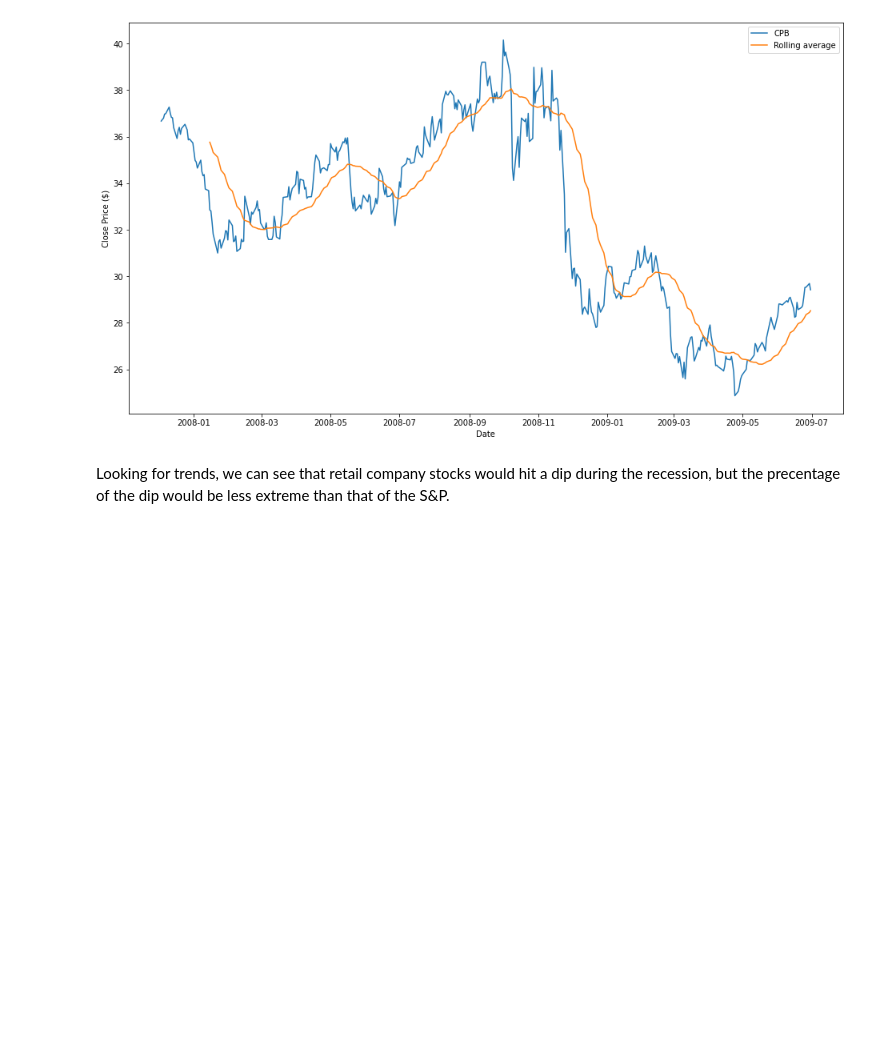
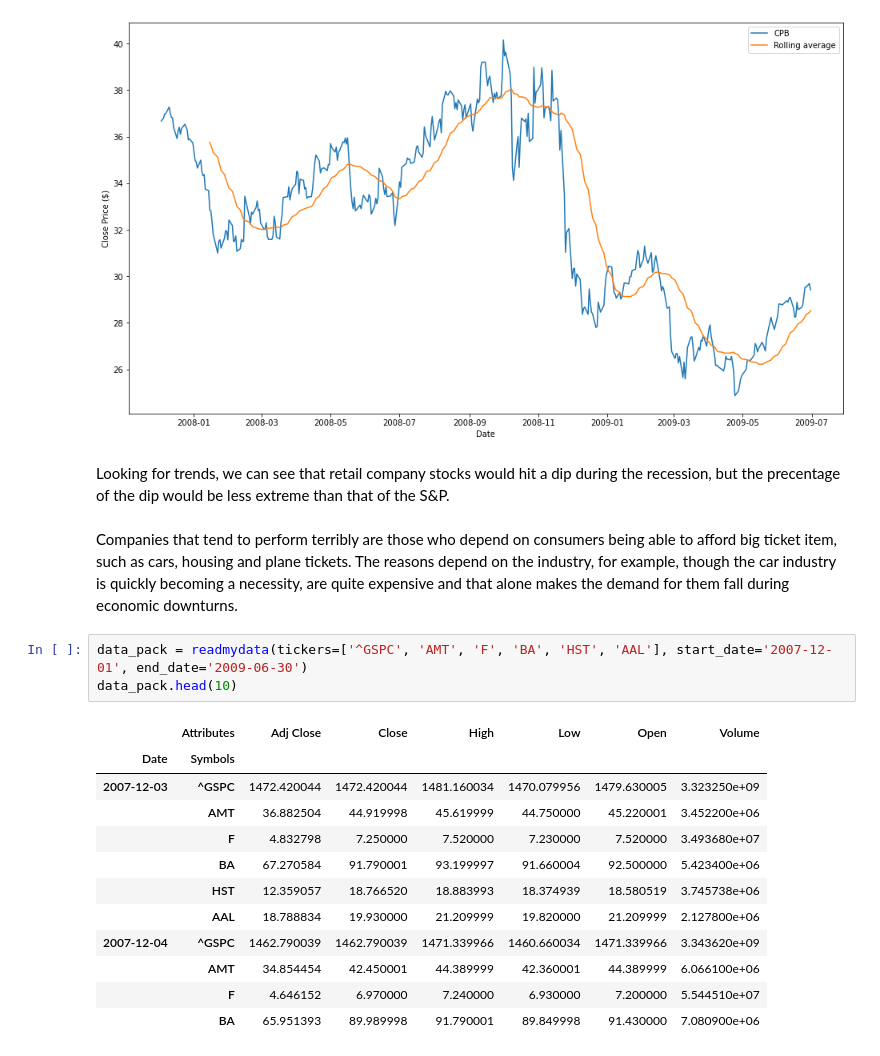
Before and after one commit to BeyeA/Stock-Market-Data-Science, a Jupyter notebook: Recession Proof Stocks.ipynb, the cells around one changed output. Cells and saved outputs as stored; diff of their text form; blank space fills up the shorter version.

```diff
--- a/Recession Proof Stocks.ipynb
+++ b/Recession Proof Stocks.ipynb
@@ -93,3 +93,23 @@ Name: Close, dtype: float64
 # %% [markdown]
 Looking for trends, we can see that retail company stocks would hit a dip during the
 recession, but the precentage of the dip would be less extreme than that of the S&P.
+# %% [markdown]
+Companies that tend to perform terribly are those who depend on consumers being able to afford big ticket item, such as
+cars, housing and plane tickets. The reasons depend on the industry, for example, though the car industry is quickly
+becoming a necessity, are quite expensive and that alone makes the demand for them fall during economic downturns.
+# %%
+data_pack = readmydata(tickers=['^GSPC', 'AMT', 'F', 'BA', 'HST', 'AAL'], start_date='2007-12-01', end_date='2009-06-30')
+data_pack.head(10)
+# %% [output]
+|  | Attributes | Adj Close | Close | High | Low | Open | Volume |
+| Date | Symbols |  |  |  |  |  |  |
+| 2007-12-03 | ^GSPC | 1472.420044 | 1472.420044 | 1481.160034 | 1470.079956 | 1479.630005 | 3.323250e+09 |
+|  | AMT | 36.882504 | 44.919998 | 45.619999 | 44.750000 | 45.220001 | 3.452200e+06 |
+|  | F | 4.832798 | 7.250000 | 7.520000 | 7.230000 | 7.520000 | 3.493680e+07 |
+|  | BA | 67.270584 | 91.790001 | 93.199997 | 91.660004 | 92.500000 | 5.423400e+06 |
+|  | HST | 12.359057 | 18.766520 | 18.883993 | 18.374939 | 18.580519 | 3.745738e+06 |
+|  | AAL | 18.788834 | 19.930000 | 21.209999 | 19.820000 | 21.209999 | 2.127800e+06 |
+| 2007-12-04 | ^GSPC | 1462.790039 | 1462.790039 | 1471.339966 | 1460.660034 | 1471.339966 | 3.343620e+09 |
+|  | AMT | 34.854454 | 42.450001 | 44.389999 | 42.360001 | 44.389999 | 6.066100e+06 |
+|  | F | 4.646152 | 6.970000 | 7.240000 | 6.930000 | 7.200000 | 5.544510e+07 |
+|  | BA | 65.951393 | 89.989998 | 91.790001 | 89.849998 | 91.430000 | 7.080900e+06 |
```
Also changed, not shown: parts of 4 cells of this notebook.
